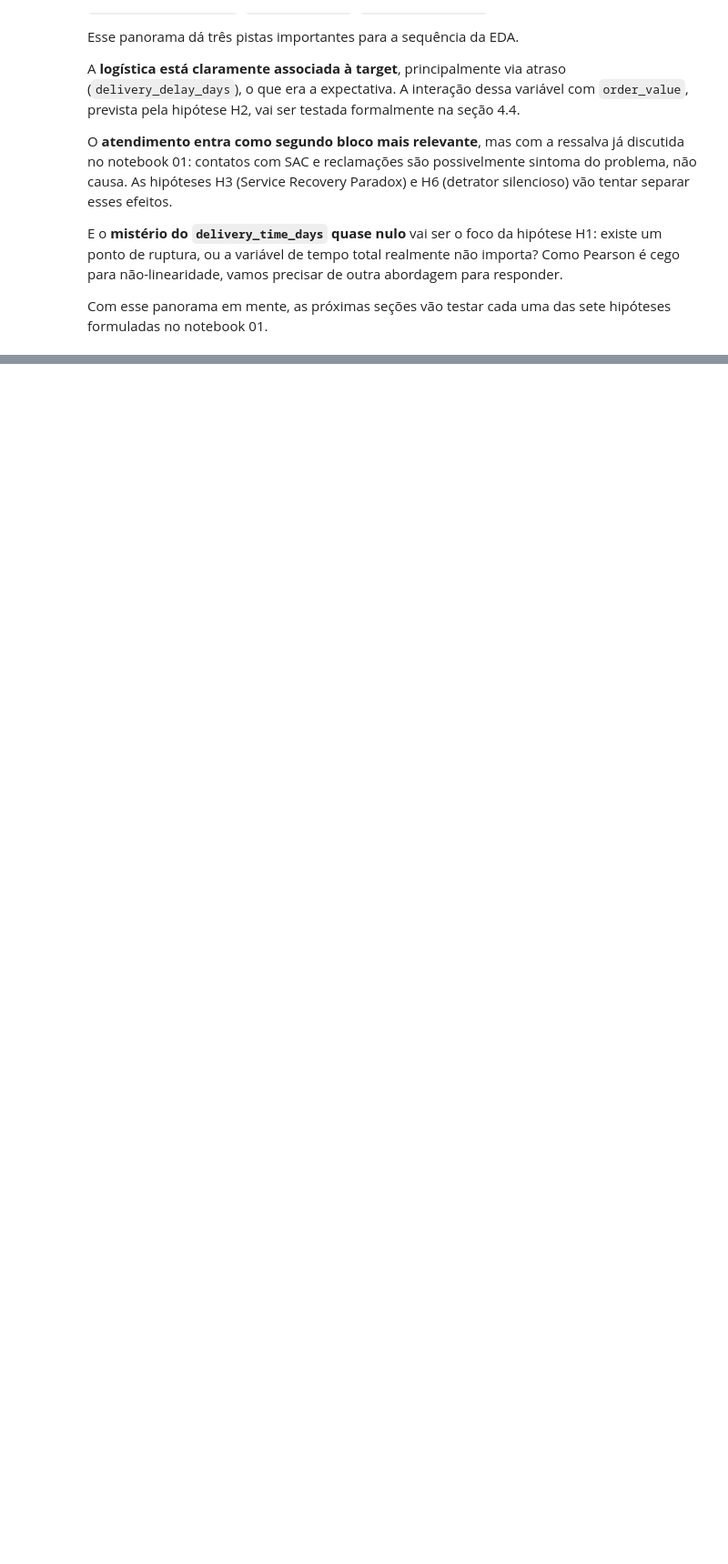
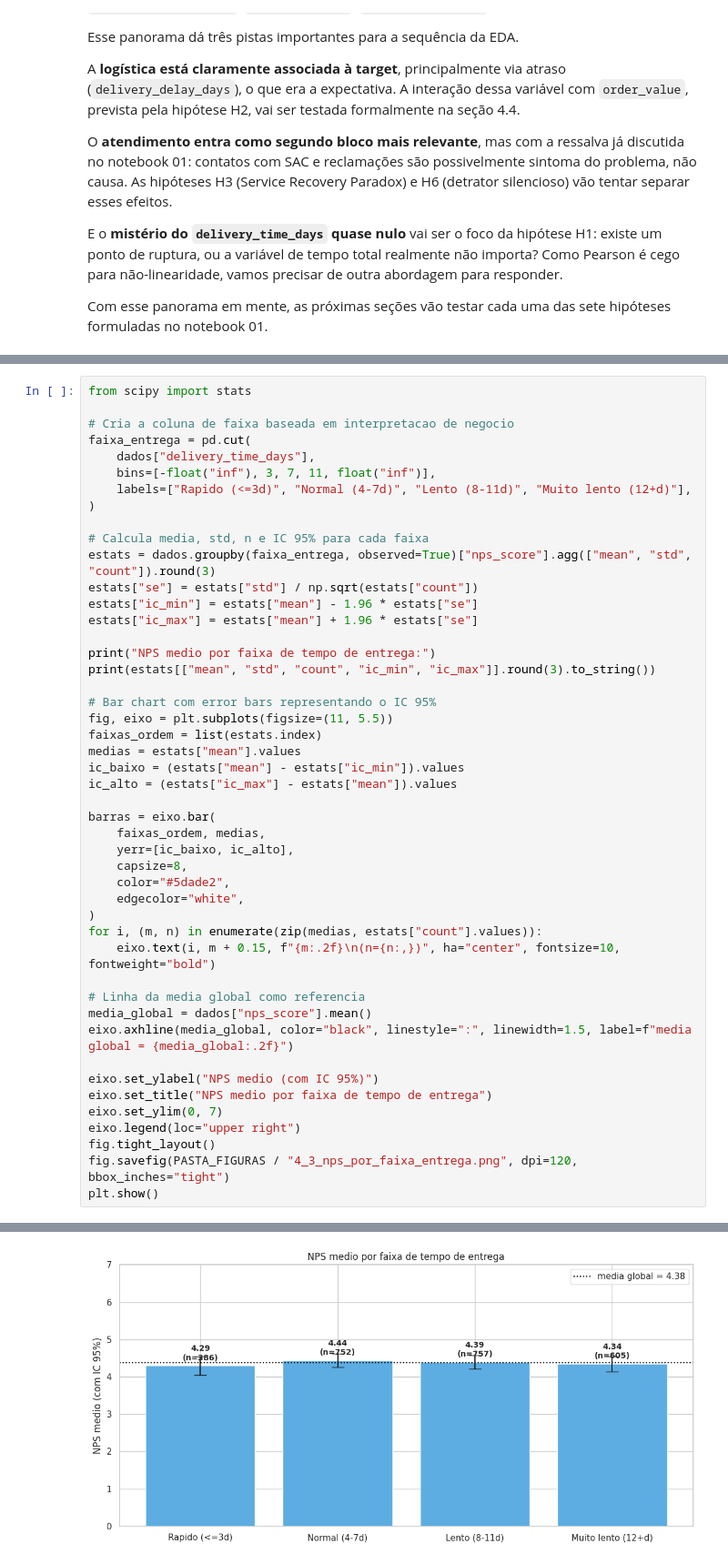
Before and after one commit to guillecosme/fiap-ai-scientist-tech-challange-fase-01, a Jupyter notebook: notebooks/04_eda.ipynb, the cells around one changed output, grey strips where cells are left out. Shown at 91% size. Drawn from its saved outputs; the diff is of its cells as text; blank space fills up the shorter version.

```diff
--- a/notebooks/04_eda.ipynb
+++ b/notebooks/04_eda.ipynb
@@ -191,0 +211,48 @@ Com esse panorama em mente, as próximas seções vão testar cada uma das sete
+# %%
+from scipy import stats
+
+# Cria a coluna de faixa baseada em interpretacao de negocio
+faixa_entrega = pd.cut(
+    dados["delivery_time_days"],
+    bins=[-float("inf"), 3, 7, 11, float("inf")],
+    labels=["Rapido (<=3d)", "Normal (4-7d)", "Lento (8-11d)", "Muito lento (12+d)"],
+)
+
+# Calcula media, std, n e IC 95% para cada faixa
+estats = dados.groupby(faixa_entrega, observed=True)["nps_score"].agg(["mean", "std", "count"]).round(3)
+estats["se"] = estats["std"] / np.sqrt(estats["count"])
+estats["ic_min"] = estats["mean"] - 1.96 * estats["se"]
+estats["ic_max"] = estats["mean"] + 1.96 * estats["se"]
+
+print("NPS medio por faixa de tempo de entrega:")
+print(estats[["mean", "std", "count", "ic_min", "ic_max"]].round(3).to_string())
+
+# Bar chart com error bars representando o IC 95%
+fig, eixo = plt.subplots(figsize=(11, 5.5))
+faixas_ordem = list(estats.index)
+medias = estats["mean"].values
+ic_baixo = (estats["mean"] - estats["ic_min"]).values
+ic_alto = (estats["ic_max"] - estats["mean"]).values
+
+barras = eixo.bar(
+    faixas_ordem, medias,
+    yerr=[ic_baixo, ic_alto],
+    capsize=8,
+    color="#5dade2",
+    edgecolor="white",
+)
+for i, (m, n) in enumerate(zip(medias, estats["count"].values)):
+    eixo.text(i, m + 0.15, f"{m:.2f}\n(n={n:,})", ha="center", fontsize=10, fontweight="bold")
+
+# Linha da media global como referencia
+media_global = dados["nps_score"].mean()
+eixo.axhline(media_global, color="black", linestyle=":", linewidth=1.5, label=f"media global = {media_global:.2f}")
+
+eixo.set_ylabel("NPS medio (com IC 95%)")
+eixo.set_title("NPS medio por faixa de tempo de entrega")
+eixo.set_ylim(0, 7)
+eixo.legend(loc="upper right")
+fig.tight_layout()
+fig.savefig(PASTA_FIGURAS / "4_3_nps_por_faixa_entrega.png", dpi=120, bbox_inches="tight")
+plt.show()
+# %% [output]
@@ -191,0 +266 @@ Com esse panorama em mente, as próximas seções vão testar cada uma das sete
+[figure, added]
```
Also changed, not shown: parts of 22 cells of this notebook, 3 other files.
